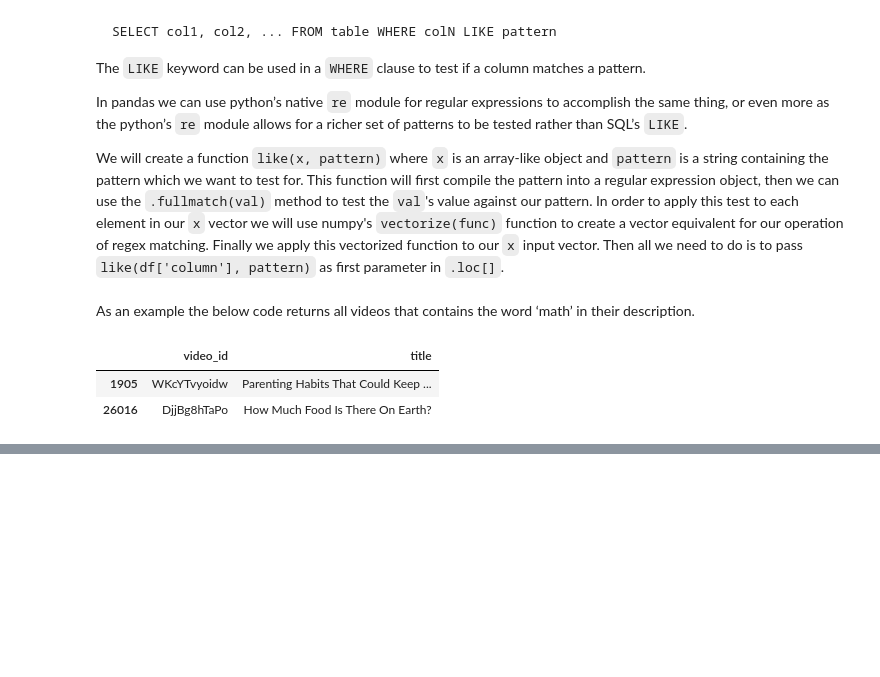
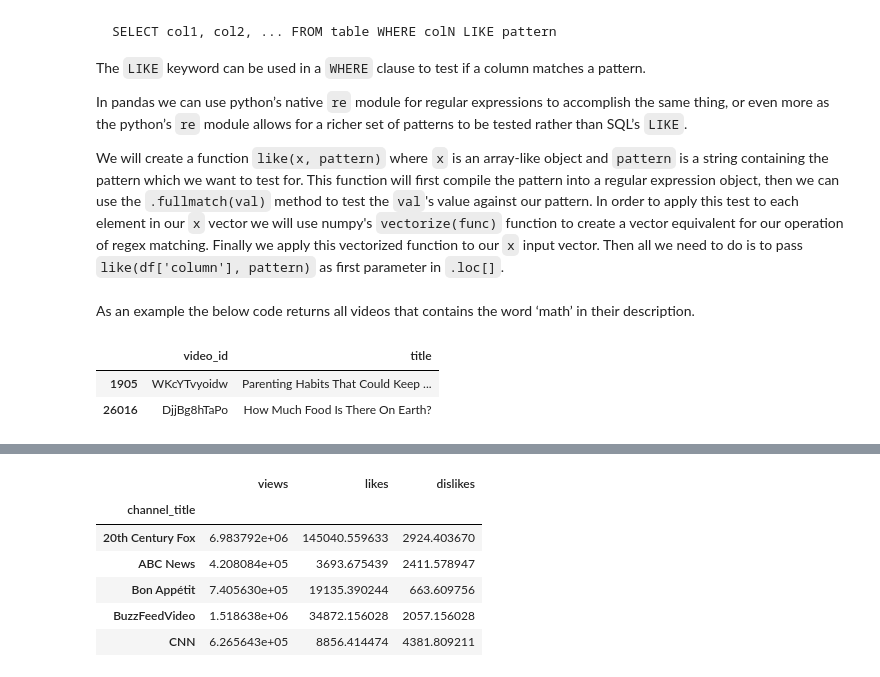
Before and after one commit to stevenkhwun/P4DS, a Jupyter notebook: SQL_in_Python_MediumArticle.ipynb, the cells around one changed output, grey strips where cells are left out. Drawn from its saved outputs; the diff is of its cells as text; code cells hidden in the pictures; blank space fills up the shorter version.

```diff
--- a/SQL_in_Python_MediumArticle.ipynb
+++ b/SQL_in_Python_MediumArticle.ipynb
@@ -571,0 +368,14 @@ tips.groupby(["smoker", "day"]).agg({"tip": [np.size, np.mean]})
+# %%
+g = usvideos.groupby(['channel_title'])
+g = g.filter(lambda x: x['video_id'].count() > 100)
+g = g.loc[:, ['channel_title', 'views', 'likes', 'dislikes']]
+g = g.groupby(['channel_title']).mean()
+g.head(5)
+# %% [output]
+|  | views | likes | dislikes |
+| channel_title |  |  |  |
+| 20th Century Fox | 6.983792e+06 | 145040.559633 | 2924.403670 |
+| ABC News | 4.208084e+05 | 3693.675439 | 2411.578947 |
+| Bon Appétit | 7.405630e+05 | 19135.390244 | 663.609756 |
+| BuzzFeedVideo | 1.518638e+06 | 34872.156028 | 2057.156028 |
+| CNN | 6.265643e+05 | 8856.414474 | 4381.809211 |
```
Also changed, not shown: parts of 34 cells of this notebook.
